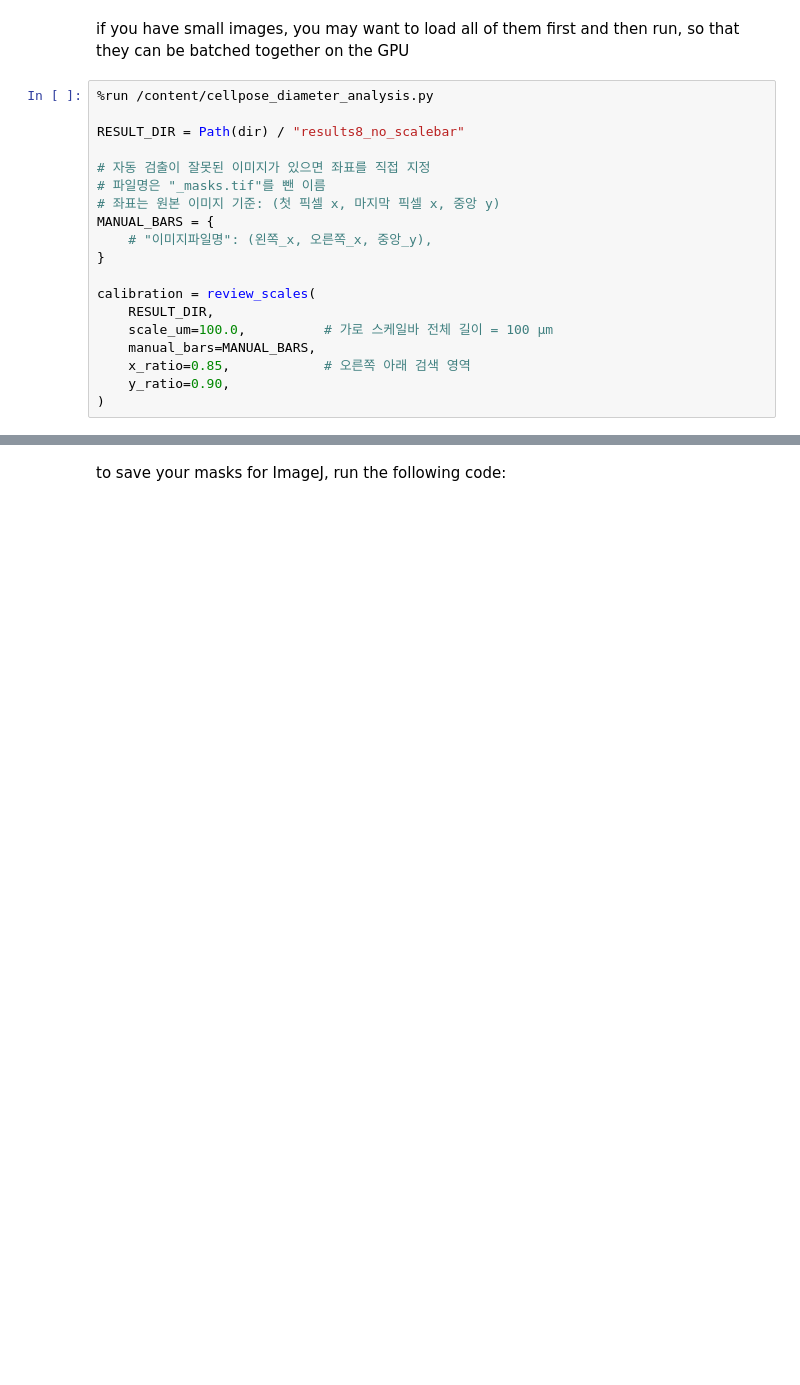
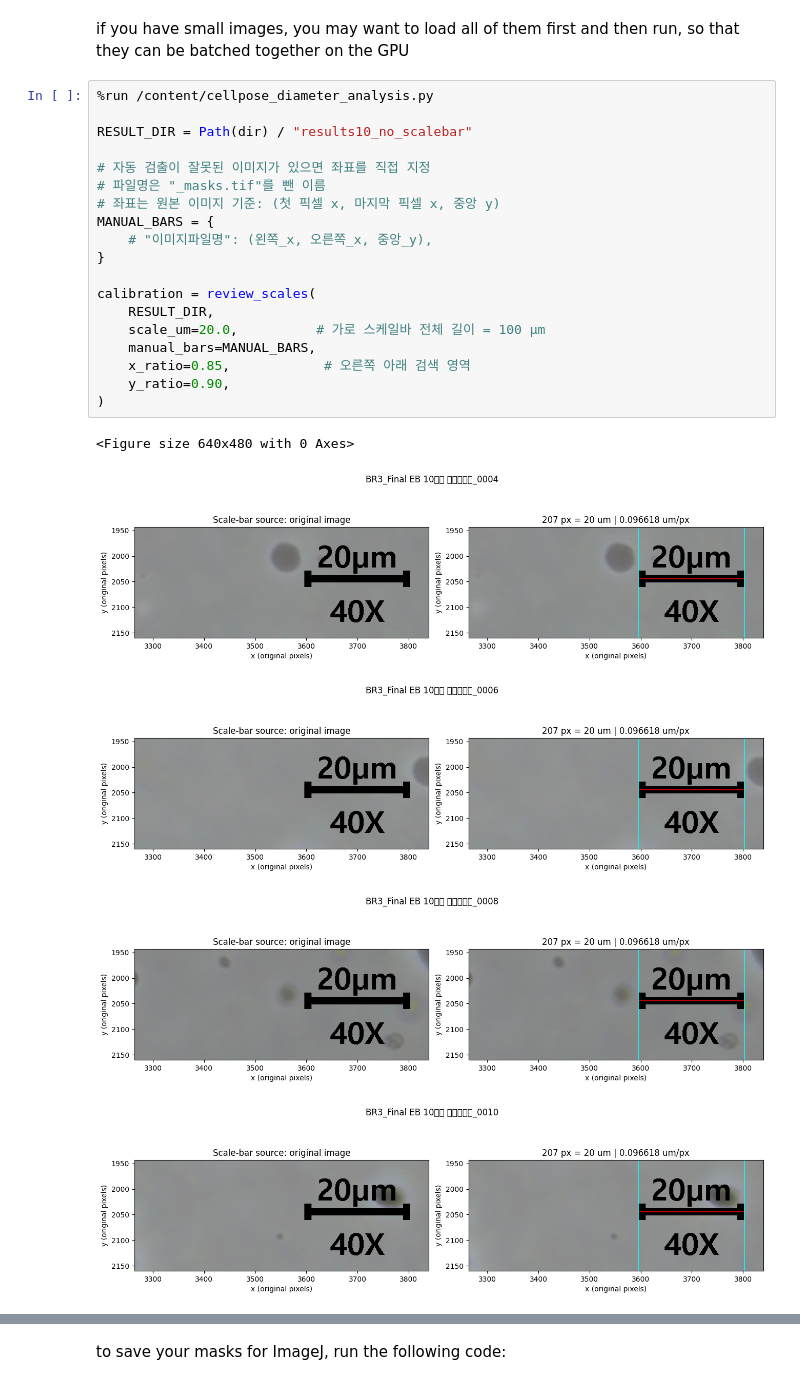
Before and after one commit to ak80333/esp_test, a Jupyter notebook: notebooks/run_Cellpose-SAM.ipynb, the cells around one changed output, grey strips where cells are left out. Drawn from its saved outputs; the diff is of its cells as text; blank space fills up the shorter version.

```diff
--- a/notebooks/run_Cellpose-SAM.ipynb
+++ b/notebooks/run_Cellpose-SAM.ipynb
@@ -320,19 +320,25 @@ if you have small images, you may want to load all of them first and then run, s
 # %%
 %run /content/cellpose_diameter_analysis.py
 
-RESULT_DIR = Path(dir) / "results8_no_scalebar"
+RESULT_DIR = Path(dir) / "results10_no_scalebar"
 
 # 자동 검출이 잘못된 이미지가 있으면 좌표를 직접 지정
 # 파일명은 "_masks.tif"를 뺀 이름
 # 좌표는 원본 이미지 기준: (첫 픽셀 x, 마지막 픽셀 x, 중앙 y)
 MANUAL_BARS = {
     # "이미지파일명": (왼쪽_x, 오른쪽_x, 중앙_y),
 }
 
 calibration = review_scales(
     RESULT_DIR,
-    scale_um=100.0,          # 가로 스케일바 전체 길이 = 100 µm
+    scale_um=20.0,          # 가로 스케일바 전체 길이 = 100 µm
     manual_bars=MANUAL_BARS,
     x_ratio=0.85,            # 오른쪽 아래 검색 영역
     y_ratio=0.90,
 )
+# %% [output]
+<Figure size 640x480 with 0 Axes>
+[figure, added]
+[figure, added]
+[figure, added]
+[figure, added]
```
Also changed, not shown: parts of 4 cells of this notebook.
